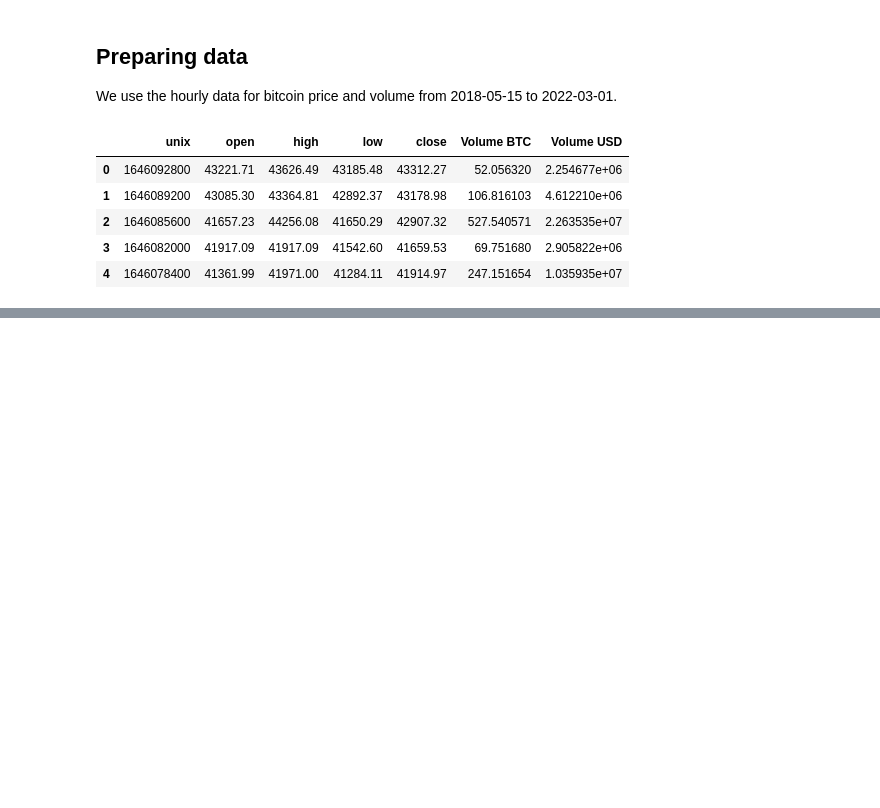
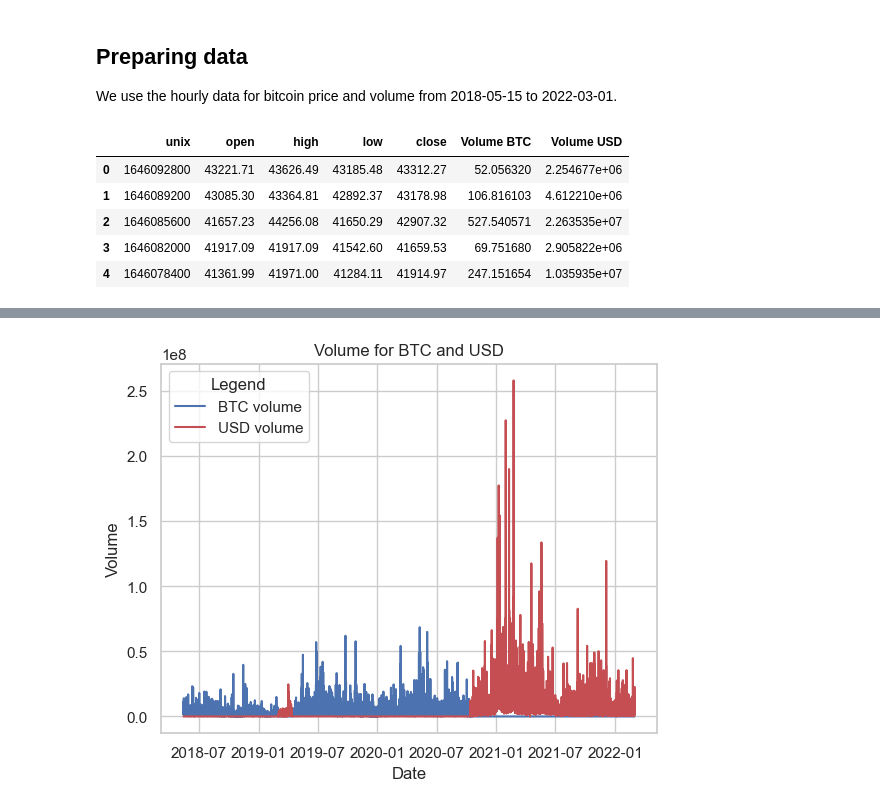
Before and after one commit to iAndRYou/anomalies, a Jupyter notebook: model.ipynb, the cells around one changed output, grey strips where cells are left out. Drawn from its saved outputs; the diff is of its cells as text; code cells hidden in the pictures; blank space fills up the shorter version.

```diff
--- a/model.ipynb
+++ b/model.ipynb
@@ -29 +43,5 @@ bitcoin_df = apply_mahalanobis_interval(bitcoin_df, 150)
+# %%
+plot_volume(bitcoin_df)
+# %% [output]
+[figure, added]
 # %% [markdown]
```
Also changed, not shown: parts of 10 cells of this notebook, 1 other file.
